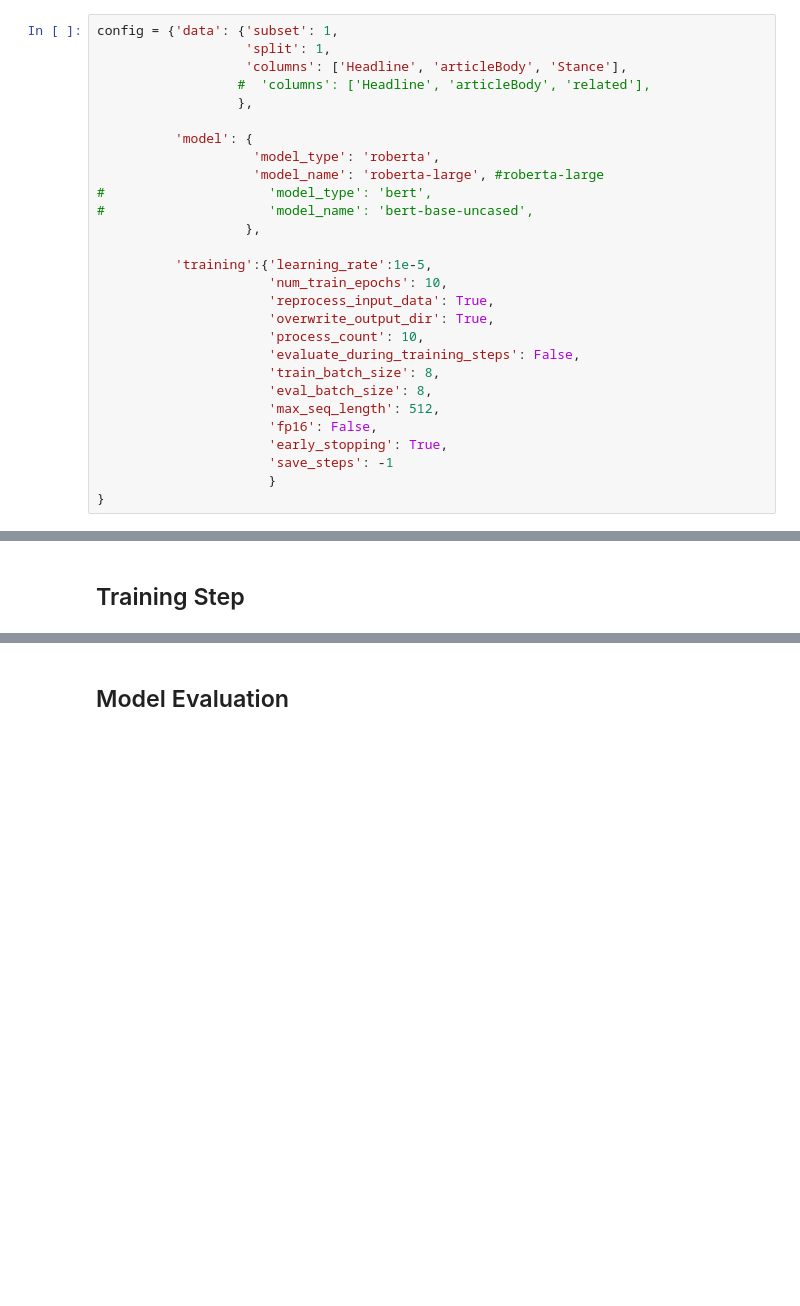
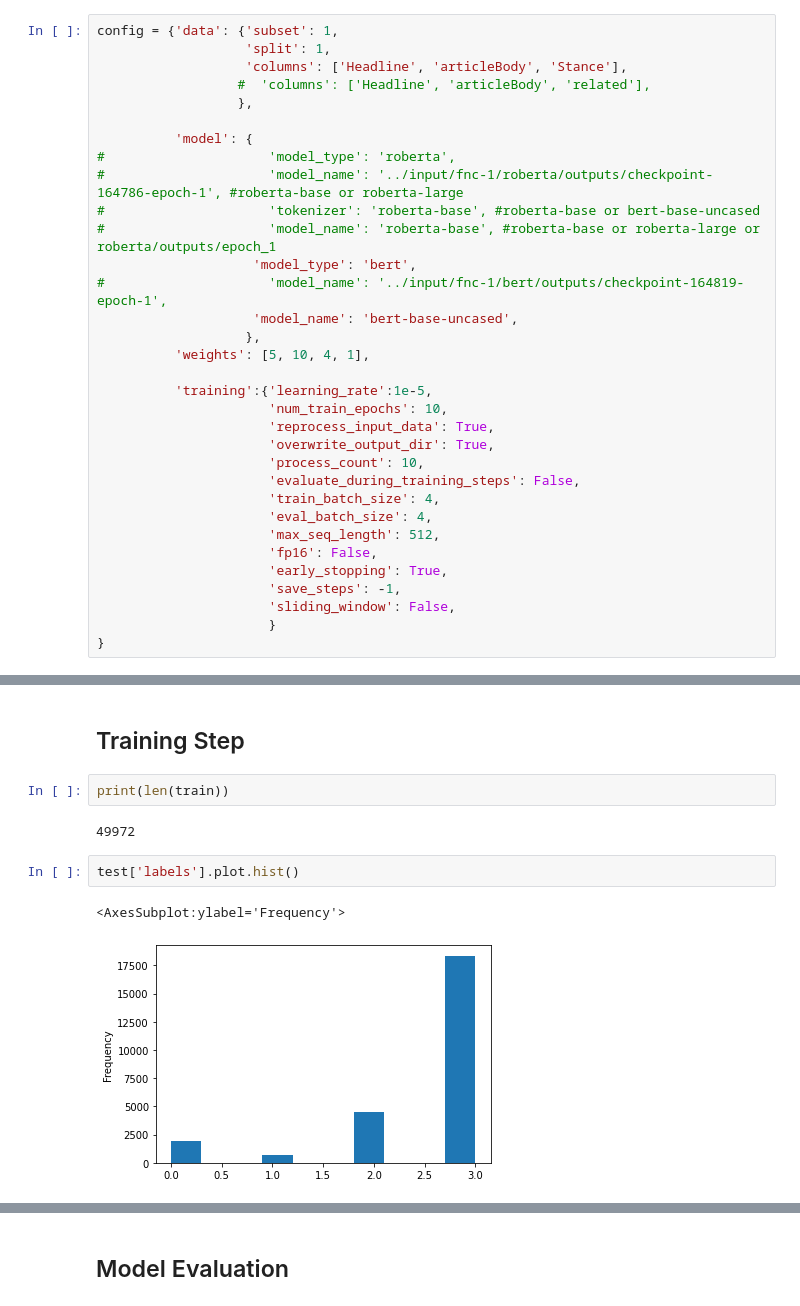
Before and after one commit to evandrosks/fnc-w22, a Jupyter notebook: transformers.ipynb, the cells around one changed output, grey strips where cells are left out. Saved outputs shown, nothing was run; the diff lists cells and outputs as text; blank space fills up the shorter version.

Commit message:
bert - class weights

```diff
--- a/transformers.ipynb
+++ b/transformers.ipynb
@@ -44,11 +62,15 @@ config = {'data': {'subset': 1,
                   },
 
           'model': {
-                    'model_type': 'roberta',
-                    'model_name': 'roberta-large', #roberta-large
-#                     'model_type': 'bert',
-#                     'model_name': 'bert-base-uncased',
+#                     'model_type': 'roberta',
+#                     'model_name': '../input/fnc-1/roberta/outputs/checkpoint-164786-epoch-1', #roberta-base or roberta-large
+#                     'tokenizer': 'roberta-base', #roberta-base or bert-base-uncased
+#                     'model_name': 'roberta-base', #roberta-base or roberta-large or roberta/outputs/epoch_1
+                    'model_type': 'bert',
+#                     'model_name': '../input/fnc-1/bert/outputs/checkpoint-164819-epoch-1',
+                    'model_name': 'bert-base-uncased',
                    },
+          'weights': [5, 10, 4, 1],
 
           'training':{'learning_rate':1e-5,
                       'num_train_epochs': 10,
@@ -56,12 +78,13 @@ config = {'data': {'subset': 1,
                       'overwrite_output_dir': True,
                       'process_count': 10,
                       'evaluate_during_training_steps': False,
-                      'train_batch_size': 8,
-                      'eval_batch_size': 8,
+                      'train_batch_size': 4,
+                      'eval_batch_size': 4,
                       'max_seq_length': 512,
                       'fp16': False,
                       'early_stopping': True,
-                      'save_steps': -1
+                      'save_steps': -1,
+                      'sliding_window': False,
                       }
 }
 # %%
@@ -152,2 +196,11 @@ train.head()
 # %% [markdown]
 ## Training Step
+# %%
+print(len(train))
+# %% [output]
+49972
+# %%
+test['labels'].plot.hist()
+# %% [output]
+<AxesSubplot:ylabel='Frequency'>
+[figure, added]
```
Also changed, not shown: parts of 12 cells of this notebook.
